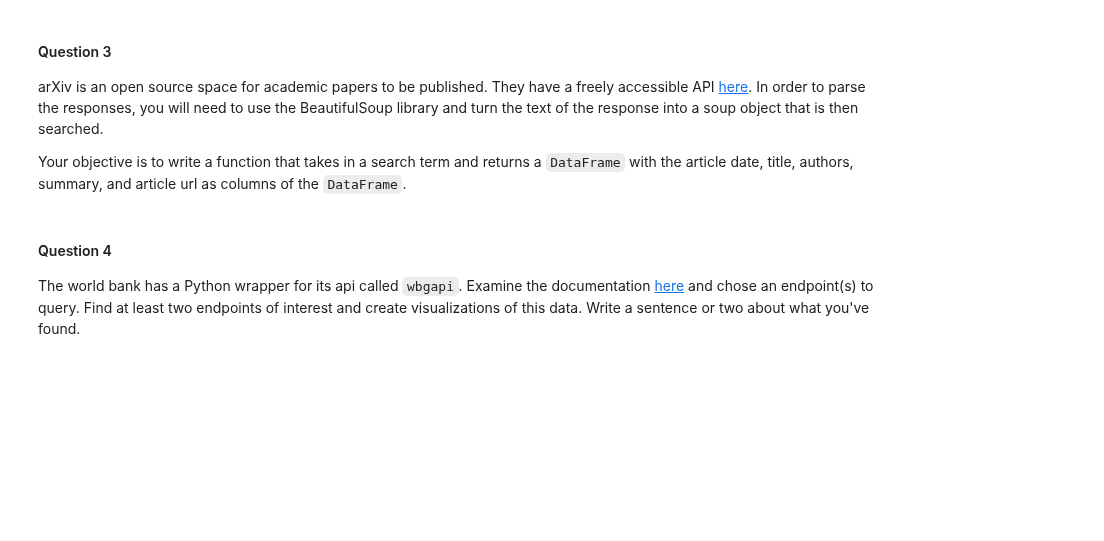
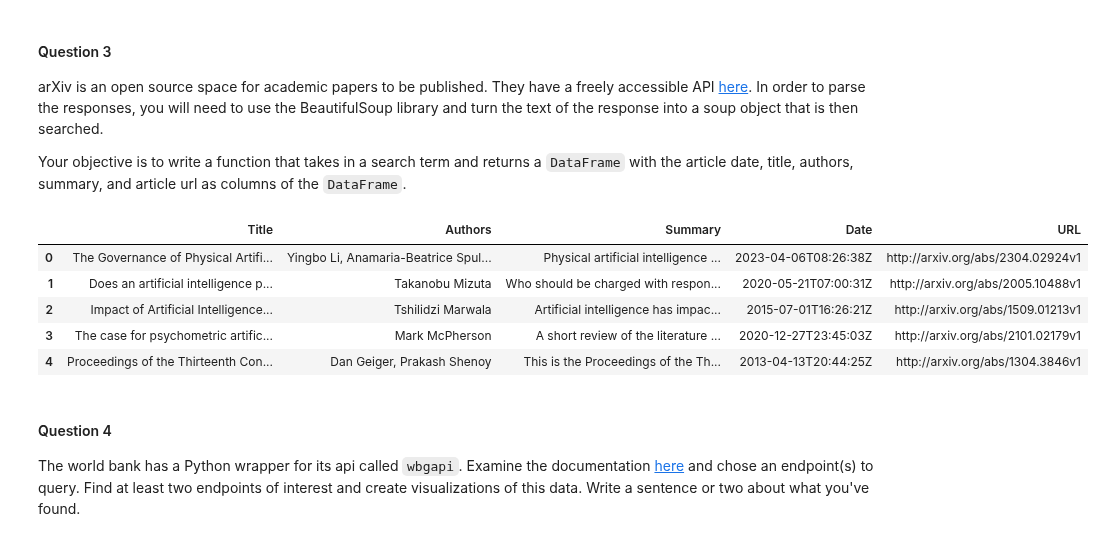
Before and after one commit to josepeon/python_dad_class, a Jupyter notebook: dad_apis_webscraping_hw.ipynb, the cells around one changed output. Saved outputs shown, nothing was run; the diff lists cells and outputs as text; code cells hidden in the pictures; blank space fills up the shorter version.

```diff
--- a/dad_apis_webscraping_hw.ipynb
+++ b/dad_apis_webscraping_hw.ipynb
@@ -52,6 +117,40 @@ Using the LastFM API, look up tracks similar (using [this](https://www.last.fm/a
 arXiv is an open source space for academic papers to be published.  They have a freely accessible API [here](https://info.arxiv.org/help/api/user-manual.html#arxiv-api-users-manual).  In order to parse the responses, you will need to use the BeautifulSoup library and turn the text of the response into a soup object that is then searched.
 
 Your objective is to write a function that takes in a search term and returns a `DataFrame` with the article date, title, authors, summary, and article url as columns of the `DataFrame`.
+# %%
+search_term = 'artificial intelligence'
+url = f'http://export.arxiv.org/api/query?search_query=all:{search_term}&start=0&max_results=5'
+
+response = requests.get(url)
+soup = BeautifulSoup(response.content, 'xml')
+# %%
+entries = soup.find_all('entry')
+data = []
+
+for entry in entries:
+    title = entry.title.text.strip()
+    authors = ', '.join([author.find('name').text for author in entry.find_all('author')])
+    summary = entry.summary.text.strip()
+    date = entry.published.text
+    link = entry.id.text
+
+    data.append({
+        'Title': title,
+        'Authors': authors,
+        'Summary': summary,
+        'Date': date,
+        'URL': link
+    })
+# %%
+df_arxiv = pd.DataFrame(data)
+df_arxiv
+# %% [output]
+|  | Title | Authors | Summary | Date | URL |
+| 0 | The Governance of Physical Artifi... | Yingbo Li, Anamaria-Beatrice Spul... | Physical artificial intelligence ... | 2023-04-06T08:26:38Z | http://arxiv.org/abs/2304.02924v1 |
+| 1 | Does an artificial intelligence p... | Takanobu Mizuta | Who should be charged with respon... | 2020-05-21T07:00:31Z | http://arxiv.org/abs/2005.10488v1 |
+| 2 | Impact of Artificial Intelligence... | Tshilidzi Marwala | Artificial intelligence has impac... | 2015-07-01T16:26:21Z | http://arxiv.org/abs/1509.01213v1 |
+| 3 | The case for psychometric artific... | Mark McPherson | A short review of the literature ... | 2020-12-27T23:45:03Z | http://arxiv.org/abs/2101.02179v1 |
+| 4 | Proceedings of the Thirteenth Con... | Dan Geiger, Prakash Shenoy | This is the Proceedings of the Th... | 2013-04-13T20:44:25Z | http://arxiv.org/abs/1304.3846v1 |
 # %% [markdown]
 #### Question 4
 
```
Also changed, not shown: parts of 14 cells of this notebook.
